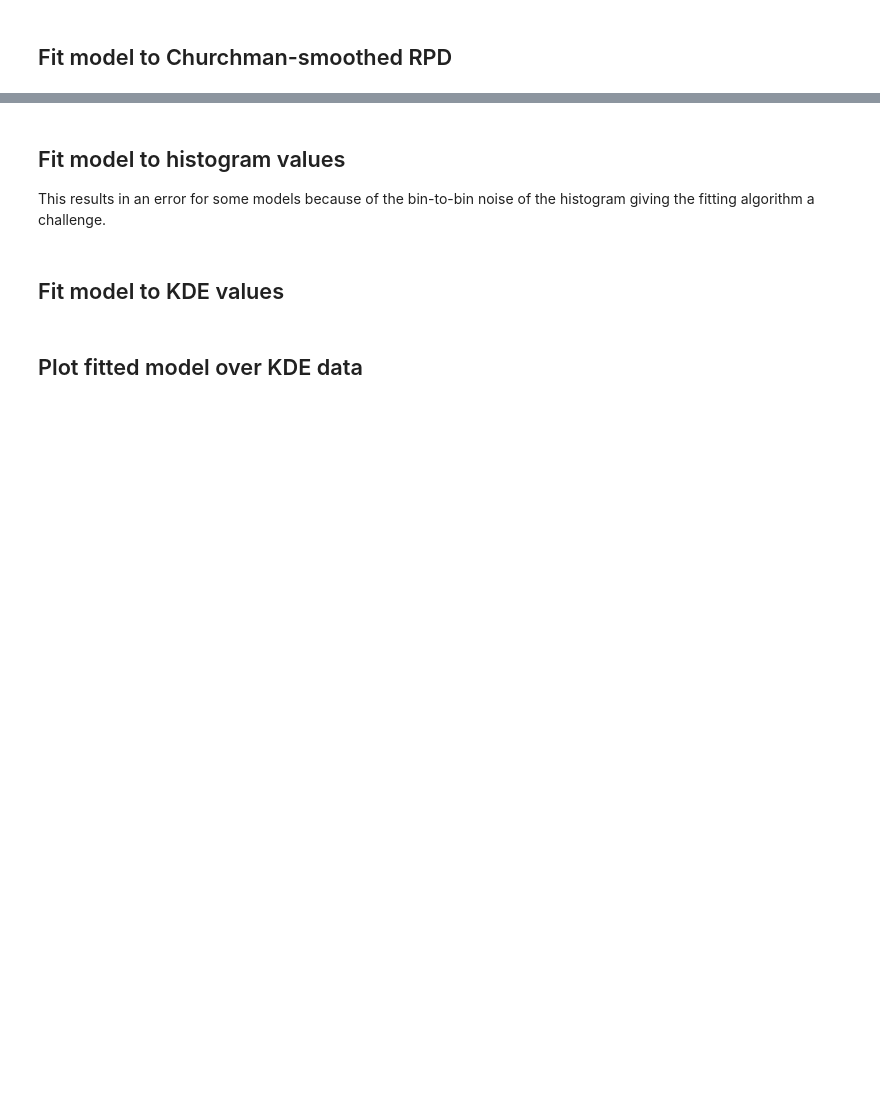
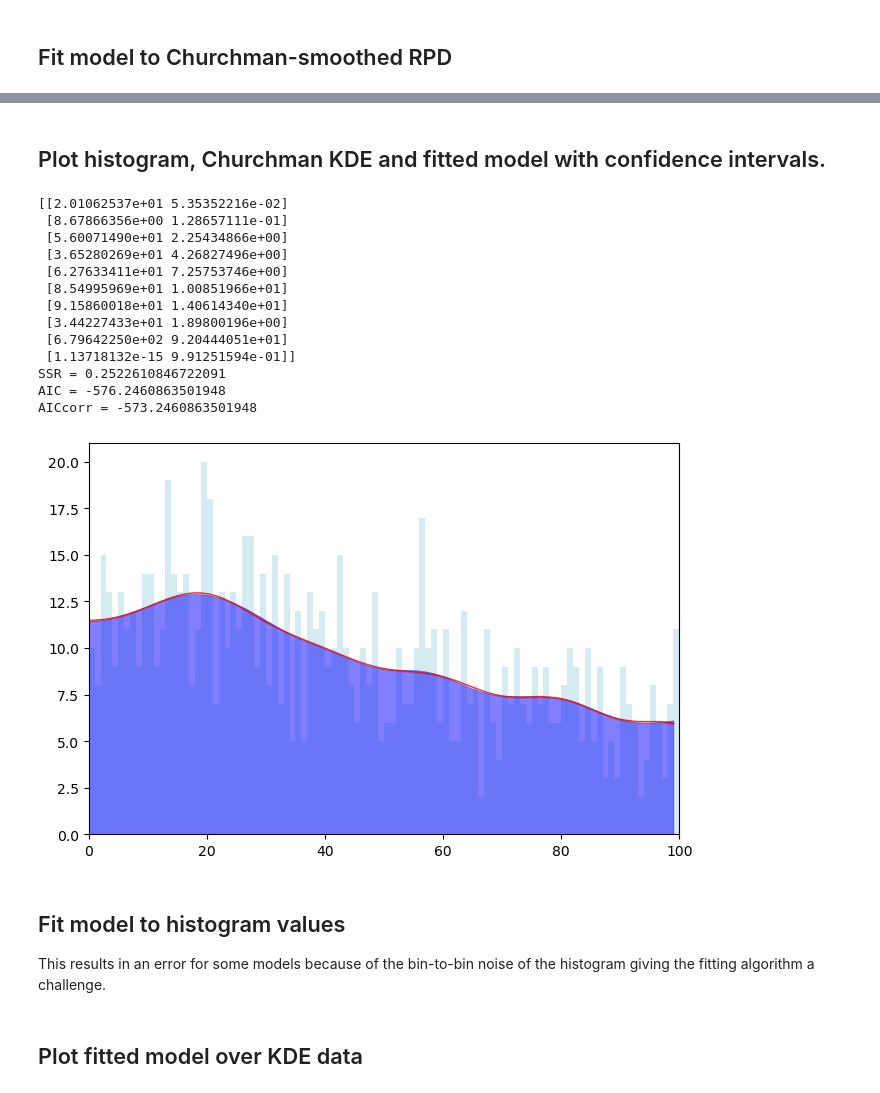
Before and after one commit to AlistairCurd/PERPL-Python3, a Jupyter notebook: make_ACTN2_mEos_PERPL_plots.ipynb, the cells around one changed output, grey strips where cells are left out. Saved outputs shown, nothing was run; the diff lists cells and outputs as text; code cells hidden in the pictures; blank space fills up the shorter version.

Commit message:
Include plot of histogram, kde and model fit with CI.

```diff
--- a/make_ACTN2_mEos_PERPL_plots.ipynb
+++ b/make_ACTN2_mEos_PERPL_plots.ipynb
@@ -131,3 +161,22 @@ zdisk_plots.plot_fitted_model(
+# %% [markdown]
+## Plot histogram, Churchman KDE and fitted model with confidence intervals.
+# %%
+zdisk_plots.actn_mEos_x_plot()
+# %% [output]
+[[2.01062537e+01 5.35352216e-02]
+ [8.67866356e+00 1.28657111e-01]
+ [5.60071490e+01 2.25434866e+00]
+ [3.65280269e+01 4.26827496e+00]
+ [6.27633411e+01 7.25753746e+00]
+ [8.54995969e+01 1.00851966e+01]
+ [9.15860018e+01 1.40614340e+01]
+ [3.44227433e+01 1.89800196e+00]
+ [6.79642250e+02 9.20444051e+01]
+ [1.13718132e-15 9.91251594e-01]]
+SSR = 0.2522610846722091
+AIC = -576.2460863501948
+AICcorr = -573.2460863501948
+[figure, added]
 # %% [markdown]
 ## Fit model to histogram values
 This results in an error for some models because of the bin-to-bin noise of the histogram giving the fitting algorithm a challenge.
@@ -160,5 +209,3 @@ zdisk_plots.plot_fitted_model(
     axial_model_with_info,
     plot_95ci=True
     )
-# %% [markdown]
-## Fit model to KDE values
```
Also changed, not shown: parts of 10 cells of this notebook.
